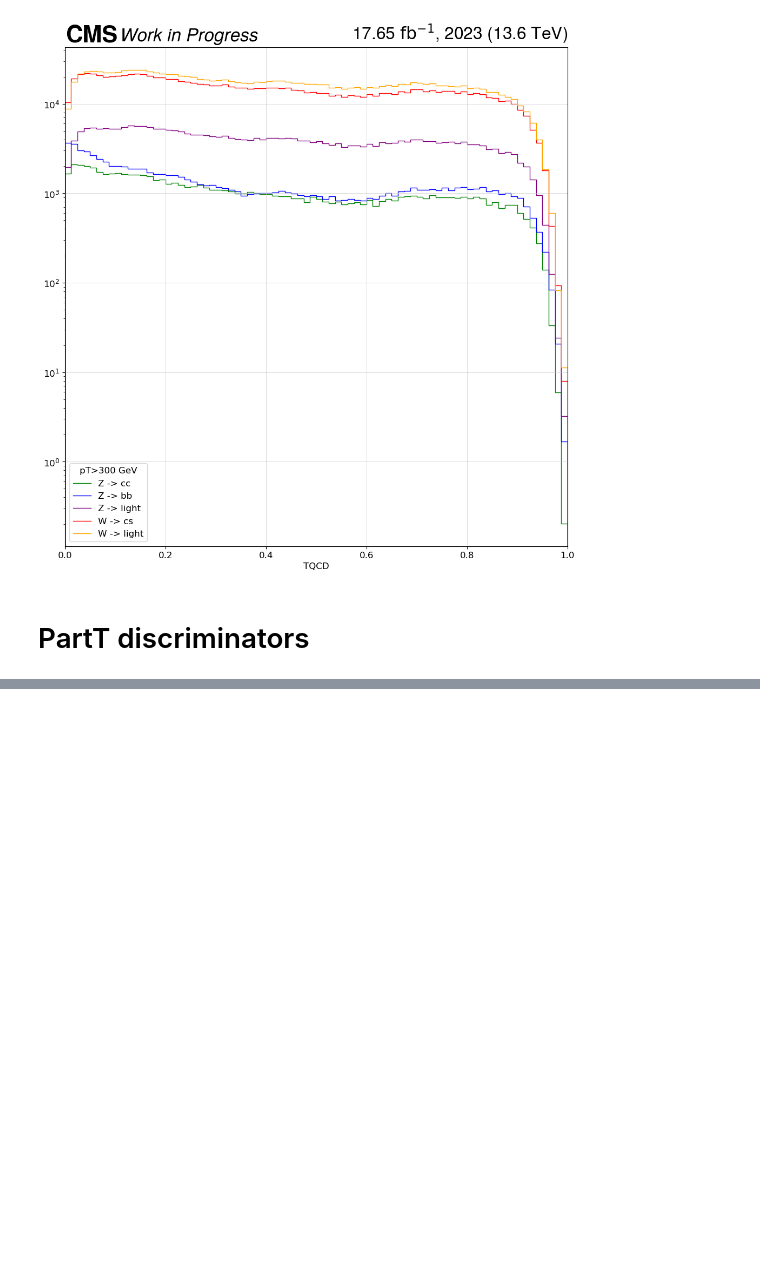
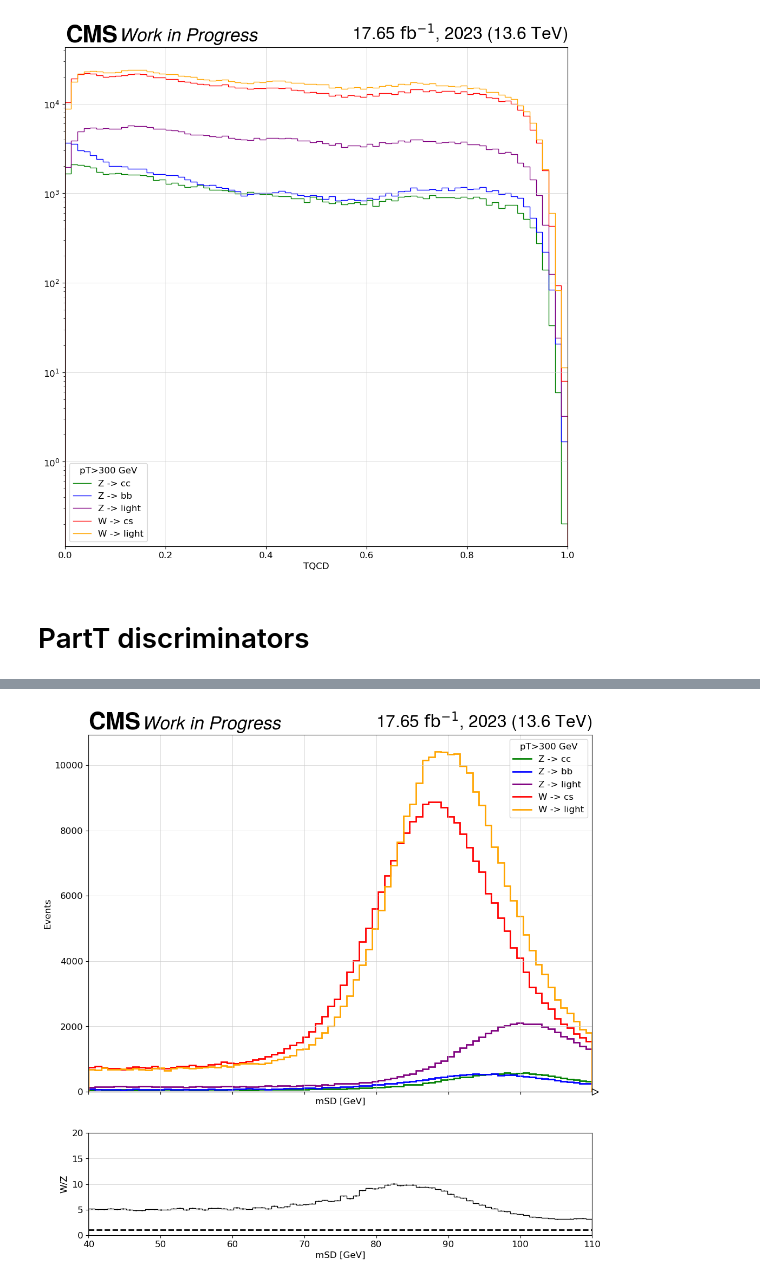
Before and after one commit to cmantill/hpt, a Jupyter notebook: ZJets.ipynb, the cells around one changed output, grey strips where cells are left out. Cells and saved outputs as stored; diff of their text form; code cells hidden in the pictures; blank space fills up the shorter version.

```diff
--- a/ZJets.ipynb
+++ b/ZJets.ipynb
@@ -1336,0 +1439,80 @@ plt.show()
+# %%
+
+from hist.intervals import ratio_uncertainty
+
+h_z_bb = t_msd_bb[{"process":"Zto2Q", "order":"NLO", "name": sum}]
+h_z_cc = t_msd_cc[{"process":"Zto2Q", "order":"NLO", "name": sum}]
+h_w_cs = t_msd_cs[{"process":"Wto2Q", "order":"NLO", "name": sum}]
+h_z_rest = t_msd_rest[{"process":"Zto2Q", "order":"NLO", "name": sum}]
+h_w_rest = t_msd_rest[{"process":"Wto2Q", "order":"NLO", "name": sum}]
+
+
+#h_data = hists["data"]
+h = [h_z_bb, h_z_cc, h_w_cs, h_z_rest, h_w_rest]
+legends = ["Z -> bb", "Z -> cc", "W -> cs", "Z -> light", "W -> light"]
+#labels = ["z", "w"]
+colors = ['blue', 'green', 'red', 'purple', 'orange']
+
+
+fig, (ax, rax) = plt.subplots(
+            2,
+            1,
+            figsize=(12, 12),
+            gridspec_kw={"height_ratios": [3.5, 1], "hspace": 0.18},
+            sharex=True,
+        )
+# 1st panel
+ax.set_ylabel("Events")
+
+#ax.set_yscale("log")
+# plot MC
+hep.histplot(h, ax=ax, stack=False, sort="yield", label=legends, color=colors, density=False,
+linewidth=2) ##h_qcd, h_diboson, h_tt, histtype="fill", edgecolor="black",
+
+#hep.histplot(h, ax=ax, stack=True, sort="yield", label=legends) ##h_qcd, h_diboson, h_tt
+
+# plot Data
+#h_data = h_msd[{"process":sum, "order":"NLO", "name": sum}]
+#hep.histplot(h_data, ax=ax, histtype="errorbar", color="black", label = "Data", density=True)
+ax.legend()
+#ax.set_yscale("log")
+#ax.set_title(f"pT>300 GeV, xbb>0.3, xjj>0.3")
+ax.legend(title=f"pT>300 GeV")
+ax.xaxis.grid(True, which="major")
+ax.yaxis.grid(True, which="major")
+ax.set_xlim(40, 110)
+ax.set_xlabel("mSD [GeV]")
+
+hep.cms.label(
+            "Work in Progress",
+            fontsize=24,
+            data=True,
+            lumi="17.65",
+            year="2023",
+            ax=ax,
+            com="13.6",
+        )
+# 2nd panel
+h_z = h_msd[{"process":"Zto2Q", "order":"NLO", "name": sum}]
+h_w = h_msd[{"process":"Wto2Q", "order":"NLO", "name": sum}]
+bg_total = h_z ## , h_qcd, h_diboson, h_tt     Z
+tot_val = bg_total.values()
+tot_val_zero_mask = tot_val == 0
+tot_val[tot_val_zero_mask] = 1
+data_val = h_w.values()
+data_val[tot_val_zero_mask] = 1
+yerr = ratio_uncertainty(data_val, tot_val, "poisson")
+yvalue = data_val / tot_val
+
+hep.histplot(yvalue, bg_total.axes[0].edges, yerr=yerr, ax=rax, histtype="step", color="black")
+rax.set_ylabel("W/Z")
+rax.set_ylim(0, 20)
+rax.set_xlabel("mSD [GeV]")
+rax.set_xlim(40, 110)
+rax.grid(axis="y")
+rax.axhline(1, color="black", linestyle="--")
+plt.show()
+
+#plt.show()
+# %% [output]
+[figure, added]
```
Also changed, not shown: parts of 12 cells of this notebook, 5 other files.
